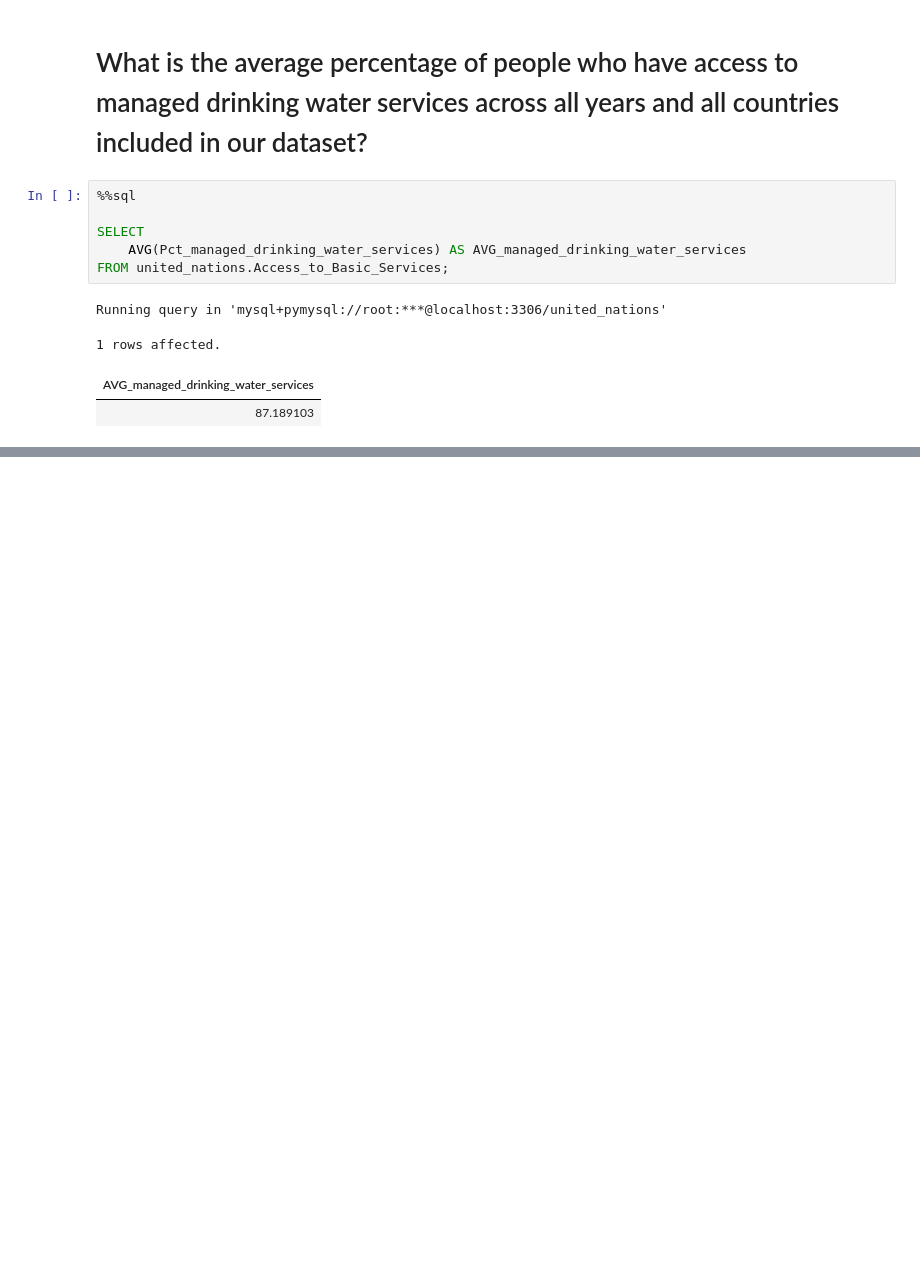
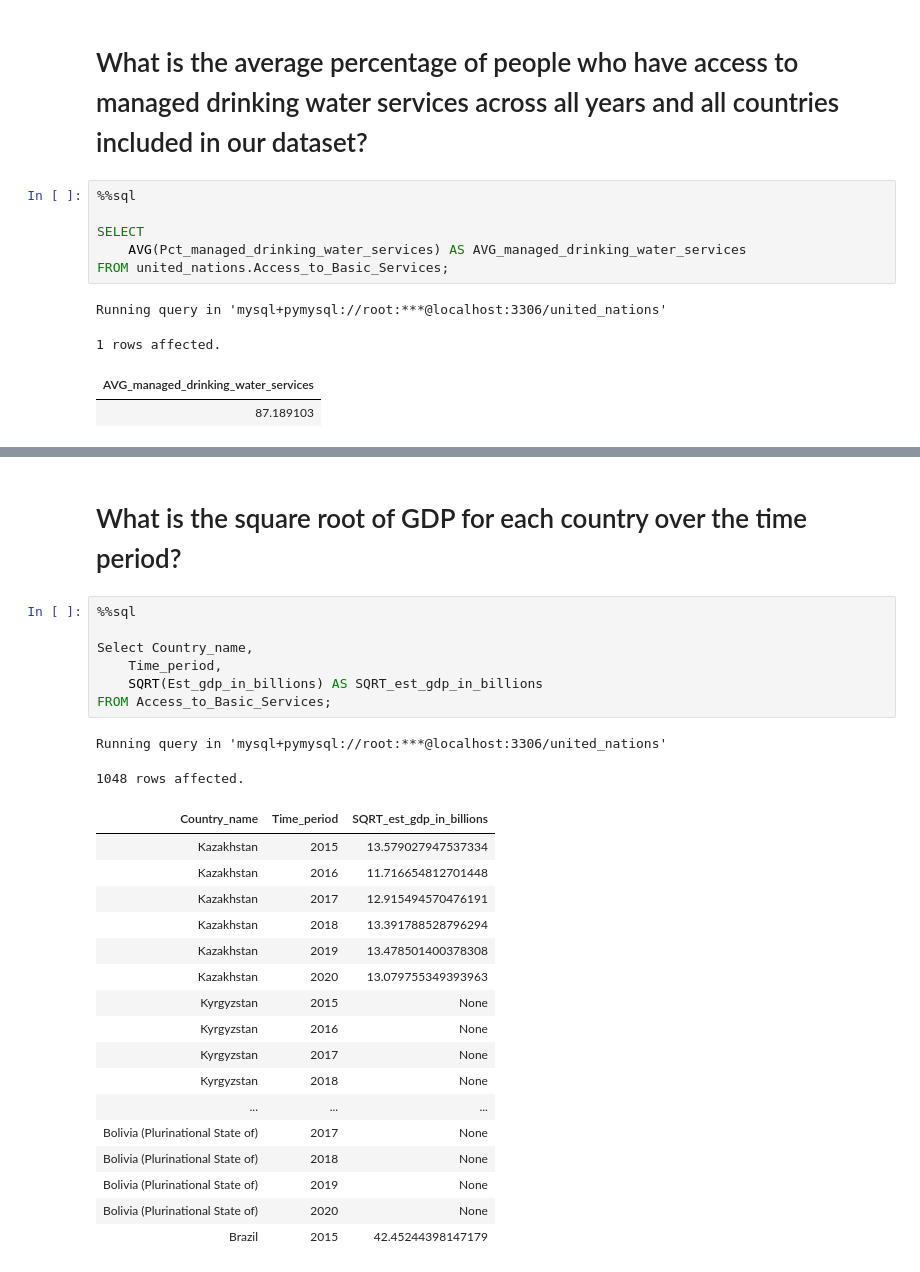
Before and after one commit to kxrrym03/ALX-Exercises, a Jupyter notebook: ALX United Nations.ipynb, the cells around one changed output, grey strips where cells are left out. Drawn from its saved outputs; the diff is of its cells as text; blank space fills up the shorter version.

```diff
--- a/ALX United Nations.ipynb
+++ b/ALX United Nations.ipynb
@@ -282,0 +370,29 @@ Running query in 'mysql+pymysql://root:***@localhost:3306/united_nations'
+# %% [markdown]
+# What is the square root of GDP for each country over the time period?
+# %%
+%%sql
+
+Select Country_name,
+    Time_period,
+    SQRT(Est_gdp_in_billions) AS SQRT_est_gdp_in_billions
+FROM Access_to_Basic_Services;
+# %% [output]
+Running query in 'mysql+pymysql://root:***@localhost:3306/united_nations'
+1048 rows affected.
+| Country_name | Time_period | SQRT_est_gdp_in_billions |
+| Kazakhstan | 2015 | 13.579027947537334 |
+| Kazakhstan | 2016 | 11.716654812701448 |
+| Kazakhstan | 2017 | 12.915494570476191 |
+| Kazakhstan | 2018 | 13.391788528796294 |
+| Kazakhstan | 2019 | 13.478501400378308 |
+| Kazakhstan | 2020 | 13.079755349393963 |
+| Kyrgyzstan | 2015 | None |
+| Kyrgyzstan | 2016 | None |
+| Kyrgyzstan | 2017 | None |
+| Kyrgyzstan | 2018 | None |
+| ... | ... | ... |
+| Bolivia (Plurinational State of) | 2017 | None |
+| Bolivia (Plurinational State of) | 2018 | None |
+| Bolivia (Plurinational State of) | 2019 | None |
+| Bolivia (Plurinational State of) | 2020 | None |
+| Brazil | 2015 | 42.45244398147179 |
```
Also changed, not shown: parts of 6 cells of this notebook.
